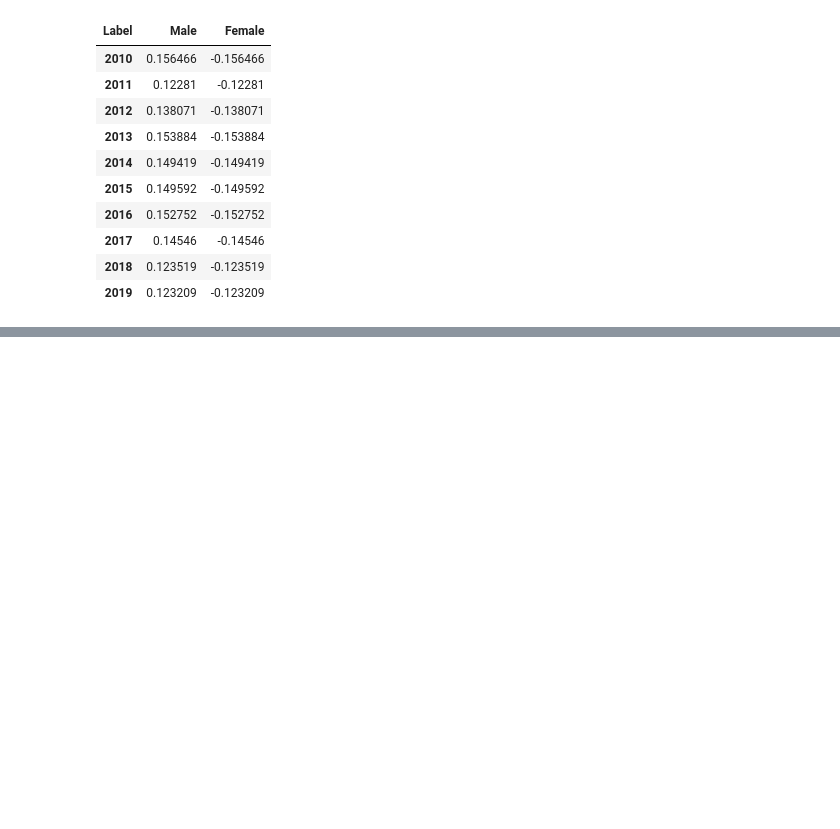
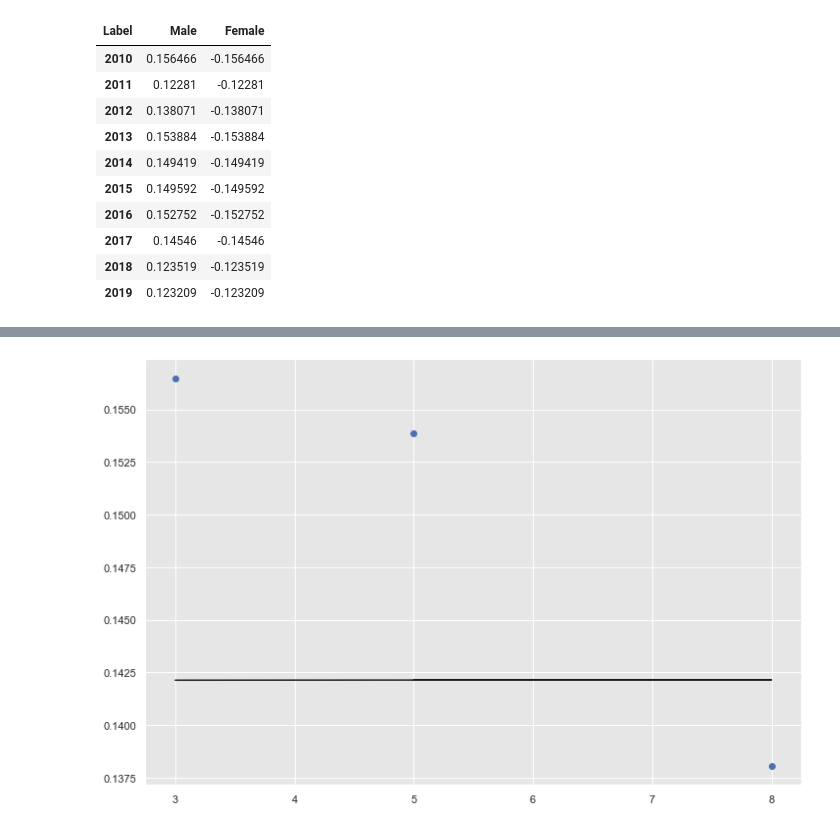
Before and after one commit to arefmalek/Electoral_census, a Jupyter notebook: scripts/composites.ipynb, the cells around one changed output, grey strips where cells are left out. Cells and saved outputs as stored; diff of their text form; code cells hidden in the pictures; blank space fills up the shorter version.

```diff
--- a/scripts/composites.ipynb
+++ b/scripts/composites.ipynb
@@ -209,0 +132,4 @@ sns.regplot(x="Gender", y="Delta",
+# %%
+X = np.array(cleaned.Year).reshape(-1,1)
+mal = np.array(cleaned.Males).reshape(-1,1)
+fem = np.array(cleaned.Females).reshape(-1,1)
@@ -209,0 +144,3 @@ sns.regplot(x="Gender", y="Delta",
+# %%
+men = LinearRegression()
+women = LinearRegression()
@@ -209,0 +158,9 @@ sns.regplot(x="Gender", y="Delta",
+# %%
+y_pred = men.predict(male_test)
+plt.scatter(X_test, male_test, color ='b')
+plt.plot(X_test, y_pred, color ='k')
+
+plt.show()
+# Data scatter of predicted values
+# %% [output]
+[figure, added]
```
Also changed, not shown: parts of 23 cells of this notebook.
